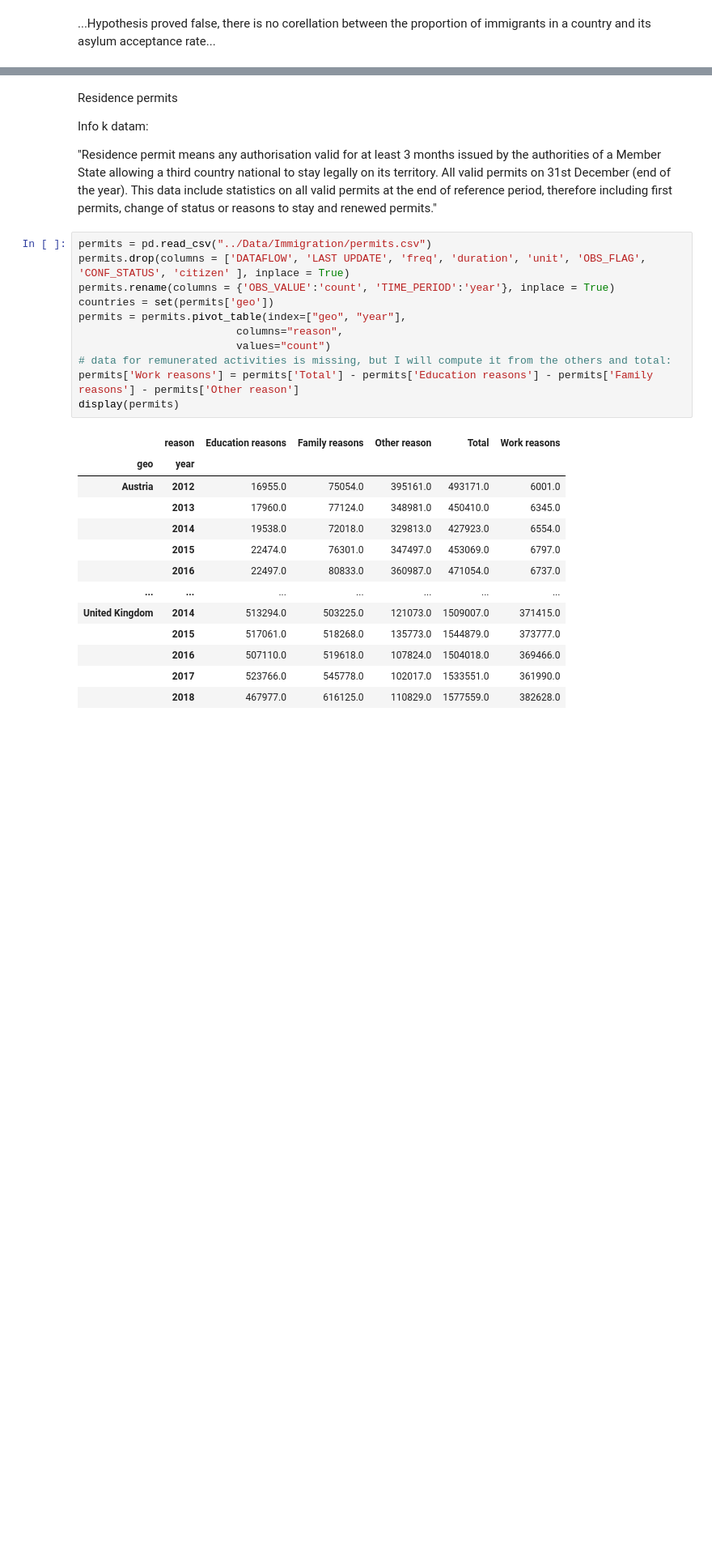
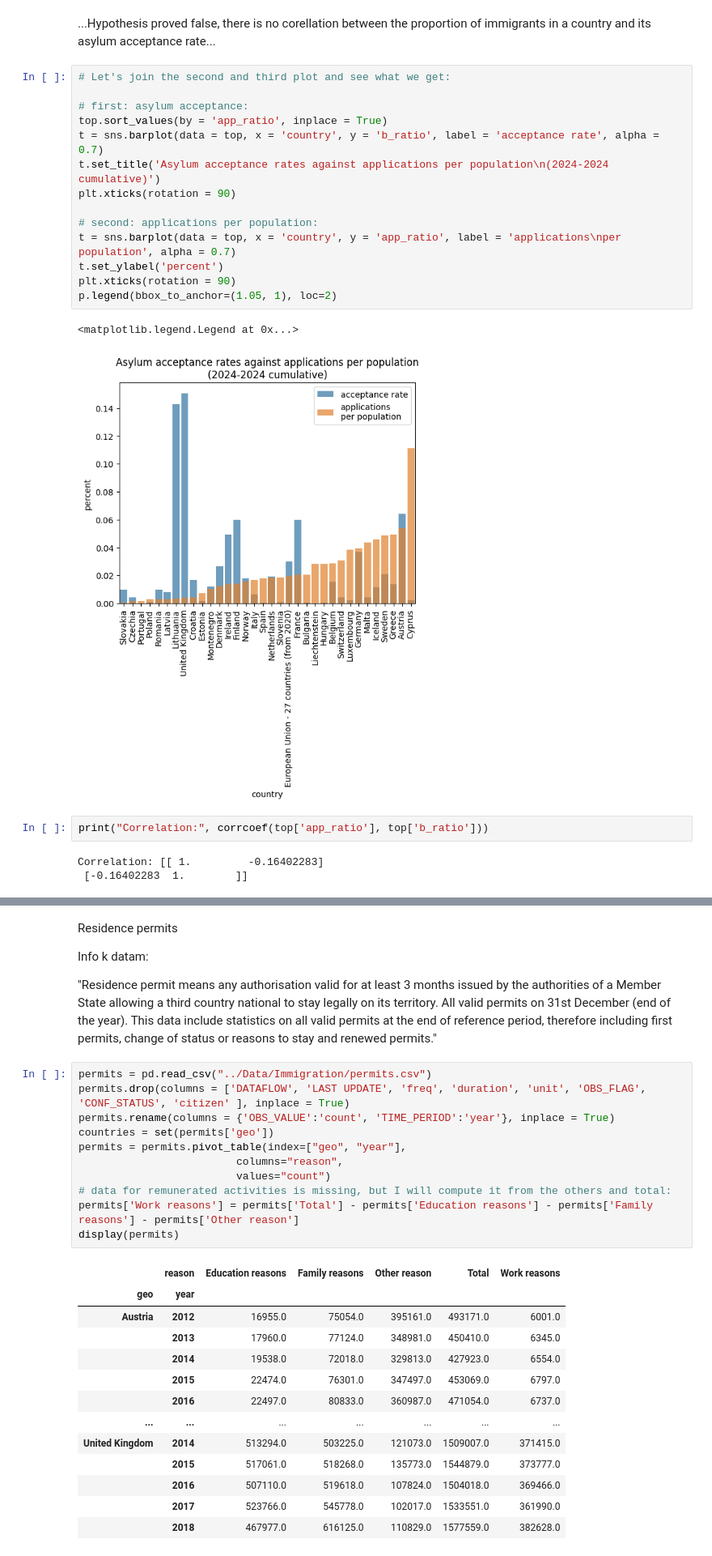
Before and after one commit to jatofi-official/migration-eu-analysis, a Jupyter notebook: Notebooks/asylum_ado_.ipynb, the cells around one changed output, grey strips where cells are left out. Shown at 81% size. Drawn from its saved outputs; the diff is of its cells as text; blank space fills up the shorter version.

```diff
--- a/Notebooks/asylum_ado_.ipynb
+++ b/Notebooks/asylum_ado_.ipynb
@@ -306,2 +314,24 @@ pass
 # %% [markdown]
 ...Hypothesis proved false, there is no corellation between the proportion of immigrants in a country and its asylum acceptance rate...
+# %%
+# Let's join the second and third plot and see what we get:
+
+# first: asylum acceptance:
+top.sort_values(by = 'app_ratio', inplace = True)
+t = sns.barplot(data = top, x = 'country', y = 'b_ratio', label = 'acceptance rate', alpha = 0.7)
+t.set_title('Asylum acceptance rates against applications per population\n(2024-2024 cumulative)')
+plt.xticks(rotation = 90)
+
+# second: applications per population:
+t = sns.barplot(data = top, x = 'country', y = 'app_ratio', label = 'applications\nper population', alpha = 0.7)
+t.set_ylabel('percent')
+plt.xticks(rotation = 90)
+p.legend(bbox_to_anchor=(1.05, 1), loc=2)
+# %% [output]
+<matplotlib.legend.Legend at 0x...>
+[figure, added]
+# %%
+print("Correlation:", corrcoef(top['app_ratio'], top['b_ratio']))
+# %% [output]
+Correlation: [[ 1.         -0.16402283]
+ [-0.16402283  1.        ]]
```
Also changed, not shown: parts of 6 cells of this notebook, 1 other file.
